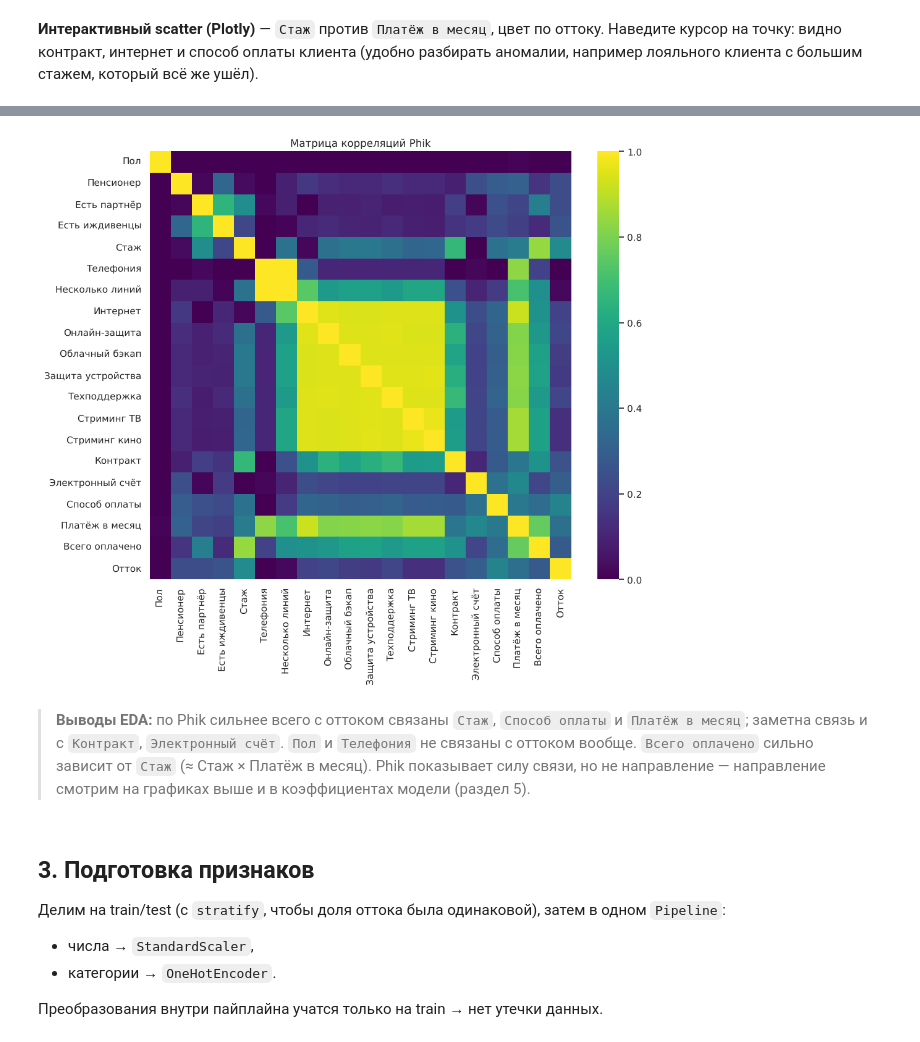
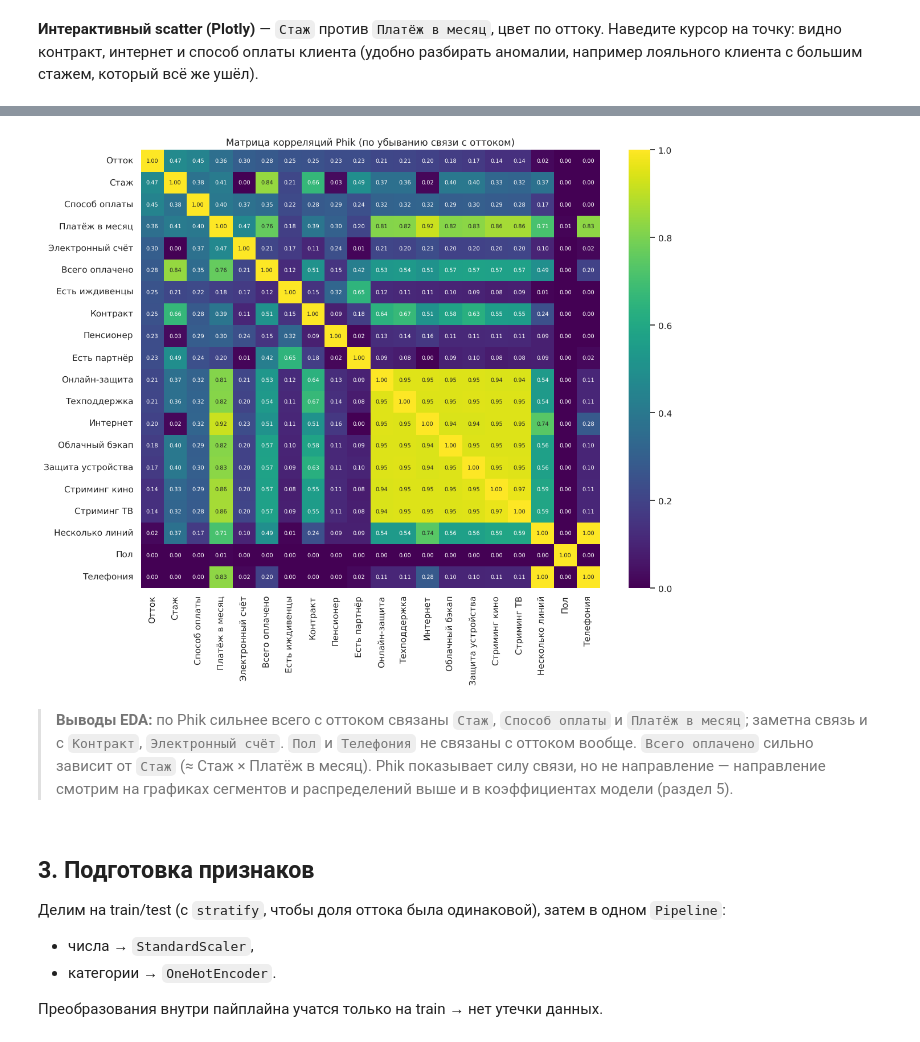
Before and after one commit to niksahn/magistrProject, a Jupyter notebook: churn_telco.ipynb, the cells around one changed output, grey strips where cells are left out. Cells and saved outputs as stored; diff of their text form; code cells hidden in the pictures.

```diff
--- a/churn_telco.ipynb
+++ b/churn_telco.ipynb
@@ -294,13 +260,16 @@ phik_corr["Отток"].drop("Отток").sort_values(ascending=False).to_frame
 # %%
-plt.figure(figsize=(11, 9))
-sns.heatmap(phik_corr, cmap="viridis", vmin=0, vmax=1)
-plt.title("Матрица корреляций Phik");
+interval = ["Стаж", "Платёж в месяц", "Всего оплачено"]
+phik_corr = df.phik_matrix(interval_cols=interval)
+order = phik_corr["Отток"].sort_values(ascending=False).index          # Отток окажется первым (сам с собой = 1)
+plt.figure(figsize=(13, 10))
+sns.heatmap(phik_corr.loc[order, order], cmap="viridis", vmin=0, vmax=1, annot=True, fmt=".2f", annot_kws={"size": 7})
+plt.title("Матрица корреляций Phik (по убыванию связи с оттоком)");
 # %% [output]
-[figure, old version]
+[figure, new version]
 # %% [markdown]
 > **Выводы EDA:** по Phik сильнее всего с оттоком связаны `Стаж`, `Способ оплаты` и `Платёж в месяц`; заметна связь и с `Контракт`, `Электронный счёт`.
 > `Пол` и `Телефония` не связаны с оттоком вообще. `Всего оплачено` сильно зависит от `Стаж` (≈ Стаж × Платёж в месяц).
-> Phik показывает силу связи, но не направление — направление смотрим на графиках выше и в коэффициентах модели (раздел 5).
+> Phik показывает силу связи, но не направление — направление смотрим на графиках сегментов и распределений выше и в коэффициентах модели (раздел 5).
 # %% [markdown]
 ## 3. Подготовка признаков
 Делим на train/test (с `stratify`, чтобы доля оттока была одинаковой), затем в одном `Pipeline`:
```
Also changed, not shown: parts of 21 cells of this notebook, 1 other file.
